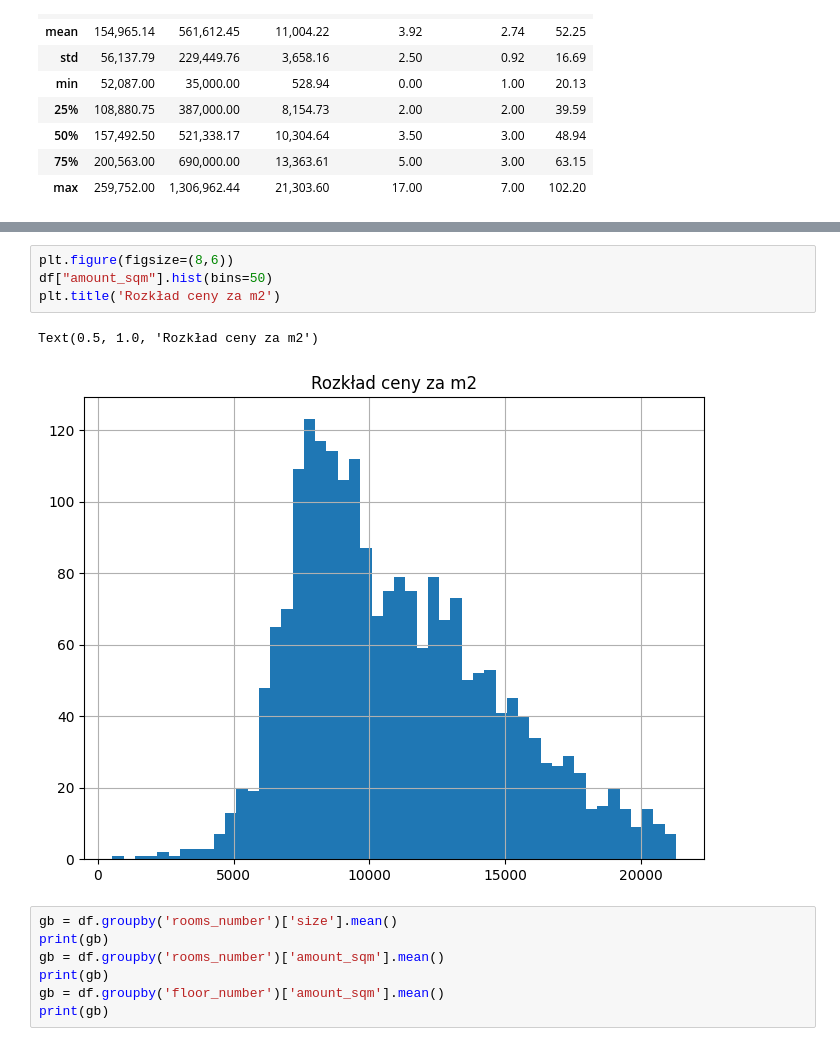
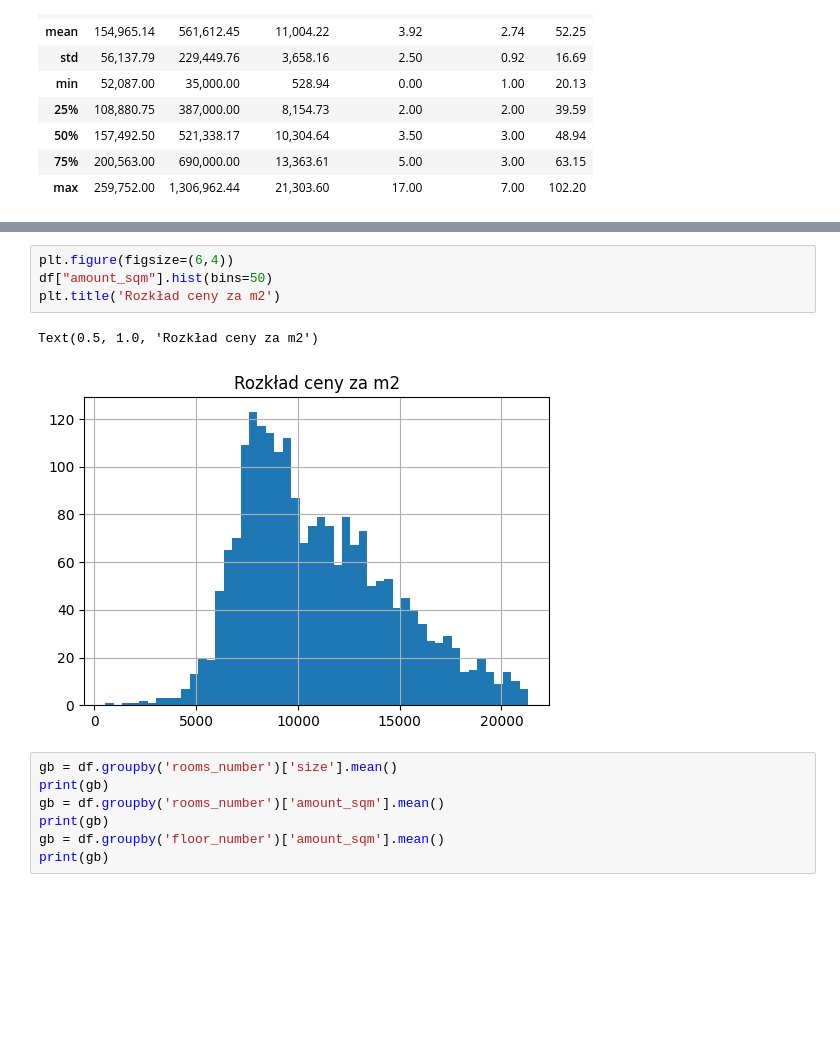
Before and after one commit to dokede/RCN, a Jupyter notebook: rcn.ipynb, the cells around one changed output, grey strips where cells are left out. Saved outputs shown, nothing was run; the diff lists cells and outputs as text; blank space fills up the shorter version.

```diff
--- a/rcn.ipynb
+++ b/rcn.ipynb
@@ -161,10 +161,10 @@ Text(0.5, 1.0, 'Rozkład rozmiaru mieszkań')
 # %%
-plt.figure(figsize=(8,6))
+plt.figure(figsize=(6,4))
 df["amount_sqm"].hist(bins=50)
 plt.title('Rozkład ceny za m2')
 # %% [output]
 Text(0.5, 1.0, 'Rozkład ceny za m2')
-[figure, old version]
+[figure, new version]
 # %%
 gb = df.groupby('rooms_number')['size'].mean()
 print(gb)
```
Also changed, not shown: parts of 18 cells of this notebook.
